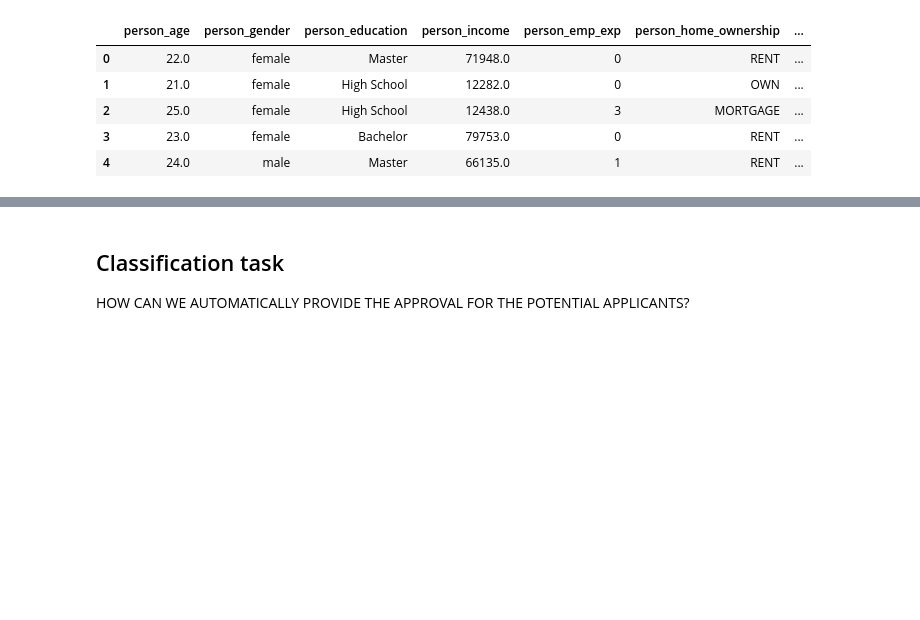
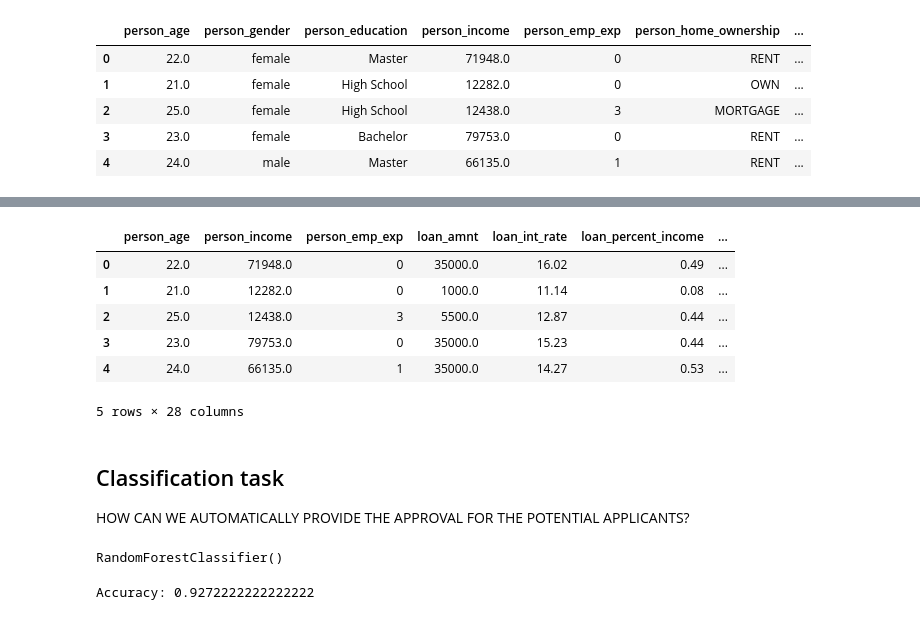
Before and after one commit to VanNguyen-Mia/isolation_forest_practice, a Jupyter notebook: notebooks/research.ipynb, the cells around one changed output, grey strips where cells are left out. Drawn from its saved outputs; the diff is of its cells as text; code cells hidden in the pictures; blank space fills up the shorter version.

```diff
--- a/notebooks/research.ipynb
+++ b/notebooks/research.ipynb
@@ -121,0 +166,7 @@ df.describe()
+# %%
+dummy_home_ownership = pd.get_dummies(df['person_home_ownership'], dtype = int)
+dummy_home_ownership.rename(columns={'MORTGAGE':'ownership_mortgage',
+                                     'OTHER':'ownership_other',
+                                     'OWN':'ownership_own',
+                                     'RENT': 'ownership_rent'}, inplace=True)
+dummy_home_ownership.head()
@@ -121,0 +180,9 @@ df.describe()
+# %%
+dummy_loan_intent = pd.get_dummies(df['loan_intent'], dtype=int)
+dummy_loan_intent.rename(columns={'DEBTCONSOLIDATION':'intent_debtconsolidation',
+                                  	'EDUCATION':'intent_education',
+                                    'HOMEIMPROVEMENT':'intent_homeimprovement',
+                                    'MEDICAL':'intent_medical',
+                                    'PERSONAL':'intent_personal',
+                                    'VENTURE':'intent_venture'}, inplace=True)
+dummy_loan_intent.head()
@@ -121,0 +196,4 @@ df.describe()
+# %%
+dummy_loan_default = pd.get_dummies(df['previous_loan_defaults_on_file'], dtype=int)
+dummy_loan_default.rename(columns={'No':'previous_loan_default_no', 'Yes':'previous_loan_default_yes'}, inplace=True)
+dummy_loan_default.head()
@@ -121,0 +207,3 @@ df.describe()
+# %%
+df = pd.concat([df, dummy_home_ownership, dummy_loan_default, dummy_loan_intent,
+                dummy_person_education, dummy_person_gender], axis=1)
@@ -122,3 +230,15 @@ df.describe()
+# %%
+df = df.drop(columns={'person_gender', 'person_education',
+                      'person_home_ownership', 'loan_intent', 'previous_loan_defaults_on_file'})
+df.head()
+# %% [output]
+|  | person_age | person_income | person_emp_exp | loan_amnt | loan_int_rate | loan_percent_income | ... |
+| 0 | 22.0 | 71948.0 | 0 | 35000.0 | 16.02 | 0.49 | ... |
+| 1 | 21.0 | 12282.0 | 0 | 1000.0 | 11.14 | 0.08 | ... |
+| 2 | 25.0 | 12438.0 | 3 | 5500.0 | 12.87 | 0.44 | ... |
+| 3 | 23.0 | 79753.0 | 0 | 35000.0 | 15.23 | 0.44 | ... |
+| 4 | 24.0 | 66135.0 | 1 | 35000.0 | 14.27 | 0.53 | ... |
+5 rows × 28 columns
 # %% [markdown]
 ## Classification task
 HOW CAN WE AUTOMATICALLY PROVIDE THE APPROVAL FOR THE POTENTIAL APPLICANTS?
@@ -124,0 +251,6 @@ HOW CAN WE AUTOMATICALLY PROVIDE THE APPROVAL FOR THE POTENTIAL APPLICANTS?
+# %%
+# Fitting and Evaluating the Random Forest Model
+rf_model = RandomForestClassifier()
+rf_model.fit(features_train, target_train)
+# %% [output]
+RandomForestClassifier()
@@ -124,0 +259,5 @@ HOW CAN WE AUTOMATICALLY PROVIDE THE APPROVAL FOR THE POTENTIAL APPLICANTS?
+# %%
+accurary = accuracy_score(target_test, target_pred)
+print('Accuracy:', accurary)
+# %% [output]
+Accuracy: 0.9272222222222222
```
Also changed, not shown: parts of 22 cells of this notebook.
